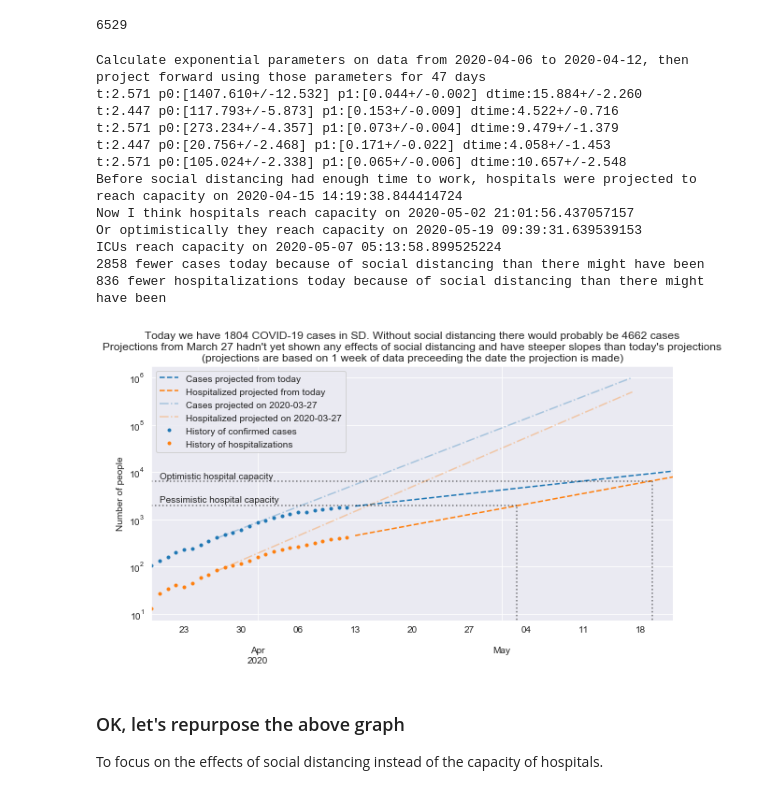
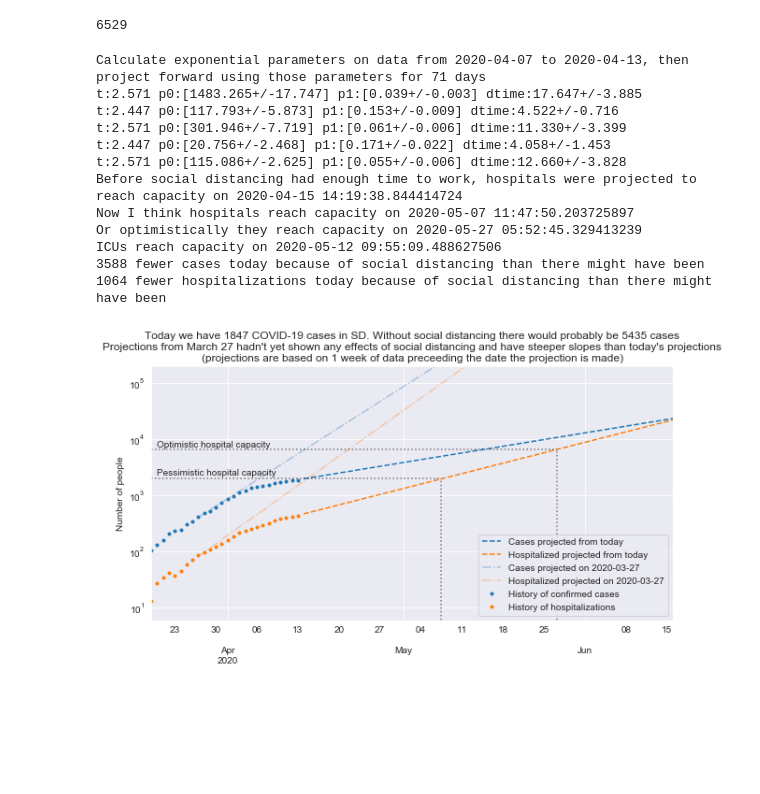
Before and after one commit to jasongfleischer/SanDiegoCountyCOVID19, a Jupyter notebook: San Diego Country Coronavirus History.ipynb, the cells around one changed output. Saved outputs shown, nothing was run; the diff lists cells and outputs as text; code cells hidden in the pictures; blank space fills up the shorter version.

```diff
--- a/San Diego Country Coronavirus History.ipynb
+++ b/San Diego Country Coronavirus History.ipynb
@@ -433,9 +665,10 @@ availbedsO
 6529
 # %%
 # this projection is based on doubling time calculated only over the last week of data
+daysfwd = 90
 fromdate = (pd.Timestamp(today)-pd.Timedelta('6 days')).isoformat().split('T')[0]
 startproj = (pd.Timestamp(today)+pd.Timedelta('1 day')).isoformat().split('T')[0]
-daystoproj = (pd.Timestamp('2020-03-19') + pd.Timedelta('65 days') - pd.Timestamp(fromdate)).days
+daystoproj = (pd.Timestamp('2020-03-19') + pd.Timedelta('{} days'.format(daysfwd)) - pd.Timestamp(fromdate)).days
 print('Calculate exponential parameters on data from {} to {}, then project forward using those parameters for {} days'.format(fromdate,today,daystoproj))
 
 doubling_time, ci95, case_p_est, case_p_cov  = estimate_doubling_time(cases[fromdate:])
@@ -471,11 +704,11 @@ projhosp.columns = ['Hospitalized projected from today']
 projected = pd.merge(projcases,projhosp,left_index=True,right_index=True,how='outer')
 projected = projected[startproj:]
 
-orig_projcases = pd.DataFrame(exfunc(range(0,60),orig_case_p_est[0],orig_case_p_est[1]),
-                        index=pd.date_range(start='2020-03-19',periods=60)
+orig_projcases = pd.DataFrame(exfunc(range(0,daysfwd),orig_case_p_est[0],orig_case_p_est[1]),
+                        index=pd.date_range(start='2020-03-19',periods=daysfwd)
                         ).astype(int)
-orig_projhosp = pd.DataFrame(exfunc(range(0,60),orig_hosp_p_est[0],orig_hosp_p_est[1]),
-                        index=pd.date_range(start='2020-03-19',periods=60)
+orig_projhosp = pd.DataFrame(exfunc(range(0,daysfwd),orig_hosp_p_est[0],orig_hosp_p_est[1]),
+                        index=pd.date_range(start='2020-03-19',periods=daysfwd)
                         ).astype(int)
 
 orig_projcases.columns = ['Cases projected on 2020-03-27']
@@ -504,43 +737,44 @@ print('{} fewer cases today because of social distancing than there might have b
 print('{} fewer hospitalizations today because of social distancing than there might have been '.format(
     orig_projected.loc[today,'Hospitalized projected on 2020-03-27'] - actual.loc[today,'History of hospitalizations'] ))
 
 
 plt.ylabel('Number of people');
 
 shiftvline = (pd.Timestamp(fromdate) - pd.Timestamp('2020-03-19')).days
 xmn = ax.get_xbound()[0]
 xmx = (hospital_capacity + xmn + shiftvline)
 ymn = 0
 ymx = availbeds
 ax.plot([xmn, xmx], [ymx,ymx], linestyle=':', color='k', alpha=0.5);
 ax.plot([xmx, xmx], [ymn,ymx], linestyle=':', color='k', alpha=0.5);
 ax.annotate('Pessimistic hospital capacity',
             xy=(xmn+1, 2300), xycoords='data', fontsize=10);
 xmn = ax.get_xbound()[0]
 xmx = (hospital_capacityO + xmn + shiftvline)
 ymn = 0
 ymx = availbedsO
 ax.plot([xmn, xmx], [ymx,ymx], linestyle=':', color='k', alpha=0.5);
 ax.plot([xmx, xmx], [ymn,ymx], linestyle=':', color='k', alpha=0.5);
 ax.annotate('Optimistic hospital capacity',
             xy=(xmn+1, 7200), xycoords='data', fontsize=10);
 
+lims = list(plt.ylim())
+lims[1] = 2.0*10**5
+plt.ylim(lims)
+
 plt.legend(loc='best')#, bbox_to_anchor=(0., .5, 1., 0.5))
 plt.savefig('Plots/hospitalcapacity-compare.png',dpi=300);
 # %% [output]
-Calculate exponential parameters on data from 2020-04-06 to 2020-04-12, then project forward using those parameters for 47 days
-t:2.571 p0:[1407.610+/-12.532] p1:[0.044+/-0.002] dtime:15.884+/-2.260
+Calculate exponential parameters on data from 2020-04-07 to 2020-04-13, then project forward using those parameters for 71 days
+t:2.571 p0:[1483.265+/-17.747] p1:[0.039+/-0.003] dtime:17.647+/-3.885
 t:2.447 p0:[117.793+/-5.873] p1:[0.153+/-0.009] dtime:4.522+/-0.716
-t:2.571 p0:[273.234+/-4.357] p1:[0.073+/-0.004] dtime:9.479+/-1.379
+t:2.571 p0:[301.946+/-7.719] p1:[0.061+/-0.006] dtime:11.330+/-3.399
 t:2.447 p0:[20.756+/-2.468] p1:[0.171+/-0.022] dtime:4.058+/-1.453
-t:2.571 p0:[105.024+/-2.338] p1:[0.065+/-0.006] dtime:10.657+/-2.548
+t:2.571 p0:[115.086+/-2.625] p1:[0.055+/-0.006] dtime:12.660+/-3.828
 Before social distancing had enough time to work, hospitals were projected to reach capacity on 2020-04-15 14:19:38.844414724
-Now I think hospitals reach capacity on 2020-05-02 21:01:56.437057157
-Or optimistically they reach capacity on 2020-05-19 09:39:31.639539153
-ICUs reach capacity on 2020-05-07 05:13:58.899525224
-2858 fewer cases today because of social distancing than there might have been
-836 fewer hospitalizations today because of social distancing than there might have been
+Now I think hospitals reach capacity on 2020-05-07 11:47:50.203725897
+Or optimistically they reach capacity on 2020-05-27 05:52:45.329413239
+ICUs reach capacity on 2020-05-12 09:55:09.488627506
+3588 fewer cases today because of social distancing than there might have been
+1064 fewer hospitalizations today because of social distancing than there might have been
-[figure, old version]
+[figure, new version]
-# %% [markdown]
-### OK, let's repurpose the above graph
-To focus on the effects of social distancing instead of the capacity of hospitals.
```
Also changed, not shown: parts of 39 cells of this notebook, 12 other files.
